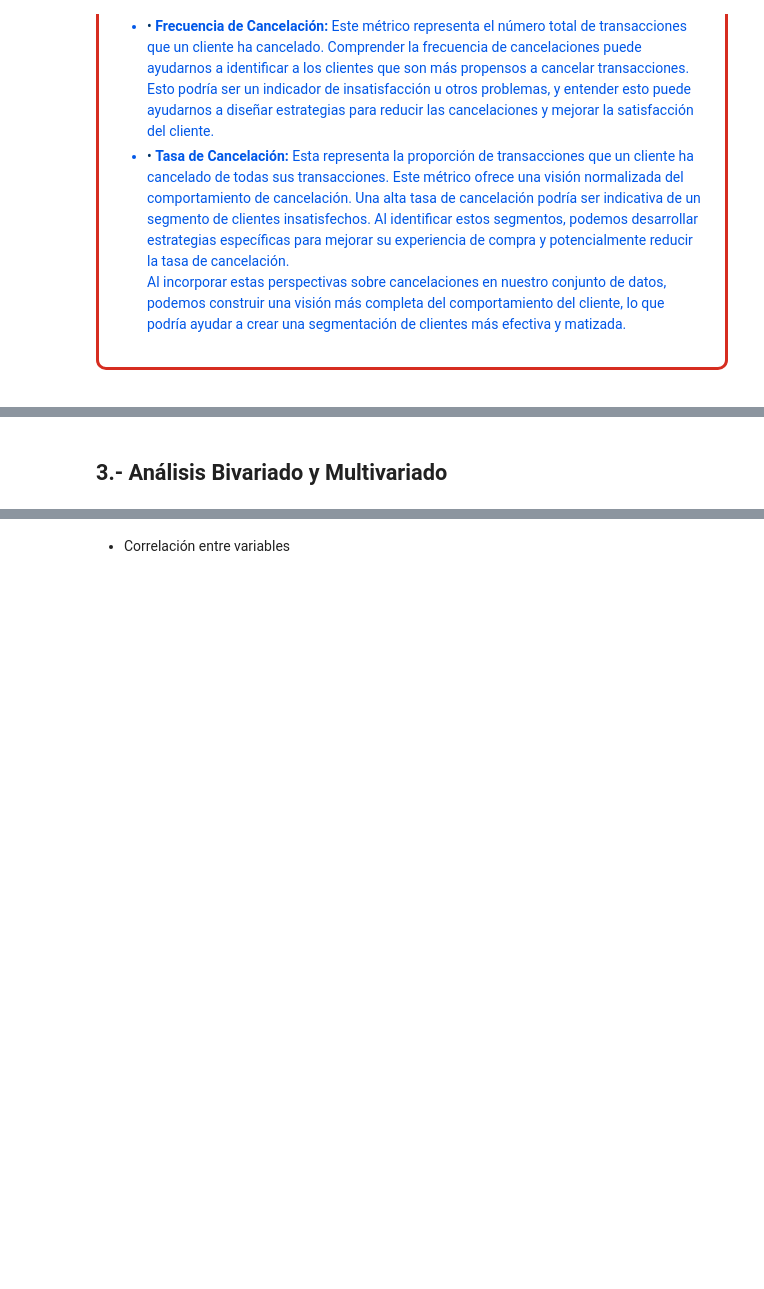
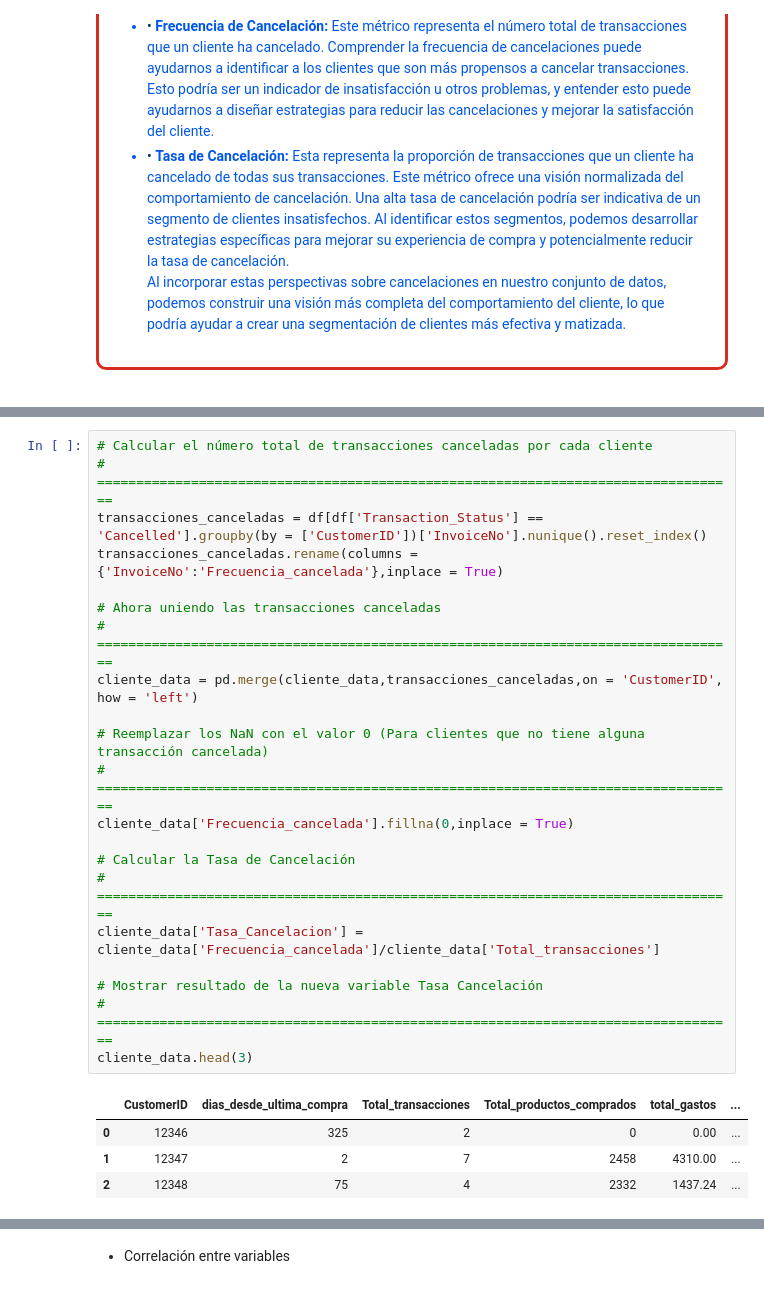
Before and after one commit to llanosrenzo/MachineLearning, a Jupyter notebook: E_CommerceData.ipynb, the cells around one changed output, grey strips where cells are left out. Cells and saved outputs as stored; diff of their text form; blank space fills up the shorter version.

```diff
--- a/E_CommerceData.ipynb
+++ b/E_CommerceData.ipynb
@@ -1333,2 +1292,26 @@ df
-# %% [markdown]
-## 3.- Análisis Bivariado y Multivariado
+# %%
+# Calcular el número total de transacciones canceladas por cada cliente
+# ==================================================================================
+transacciones_canceladas = df[df['Transaction_Status'] == 'Cancelled'].groupby(by = ['CustomerID'])['InvoiceNo'].nunique().reset_index()
+transacciones_canceladas.rename(columns = {'InvoiceNo':'Frecuencia_cancelada'},inplace = True)
+
+# Ahora uniendo las transacciones canceladas
+# ==================================================================================
+cliente_data = pd.merge(cliente_data,transacciones_canceladas,on = 'CustomerID', how = 'left')
+
+# Reemplazar los NaN con el valor 0 (Para clientes que no tiene alguna transacción cancelada)
+# ==================================================================================
+cliente_data['Frecuencia_cancelada'].fillna(0,inplace = True)
+
+# Calcular la Tasa de Cancelación
+# ==================================================================================
+cliente_data['Tasa_Cancelacion'] = cliente_data['Frecuencia_cancelada']/cliente_data['Total_transacciones']
+
+# Mostrar resultado de la nueva variable Tasa Cancelación
+# ==================================================================================
+cliente_data.head(3)
+# %% [output]
+|  | CustomerID | dias_desde_ultima_compra | Total_transacciones | Total_productos_comprados | total_gastos | ... |
+| 0 | 12346 | 325 | 2 | 0 | 0.00 | ... |
+| 1 | 12347 | 2 | 7 | 2458 | 4310.00 | ... |
+| 2 | 12348 | 75 | 4 | 2332 | 1437.24 | ... |
```
Also changed, not shown: parts of 20 cells of this notebook.
